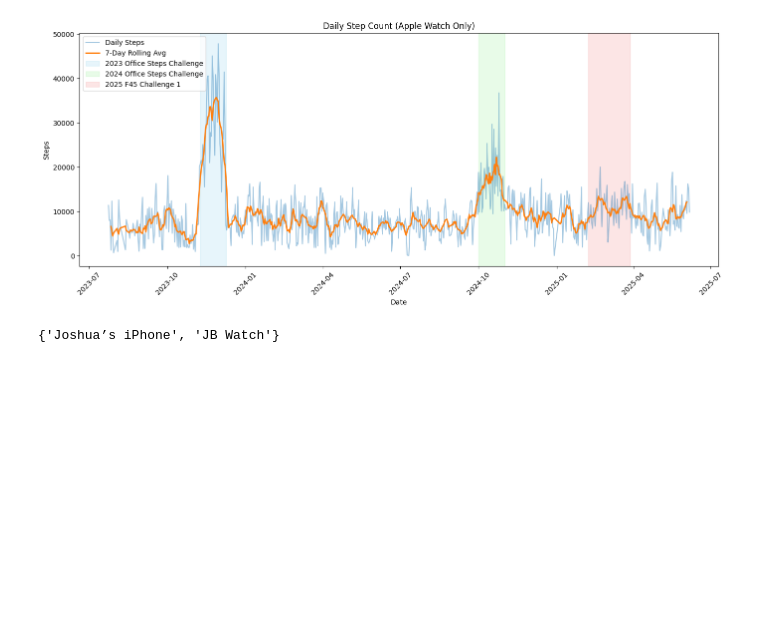
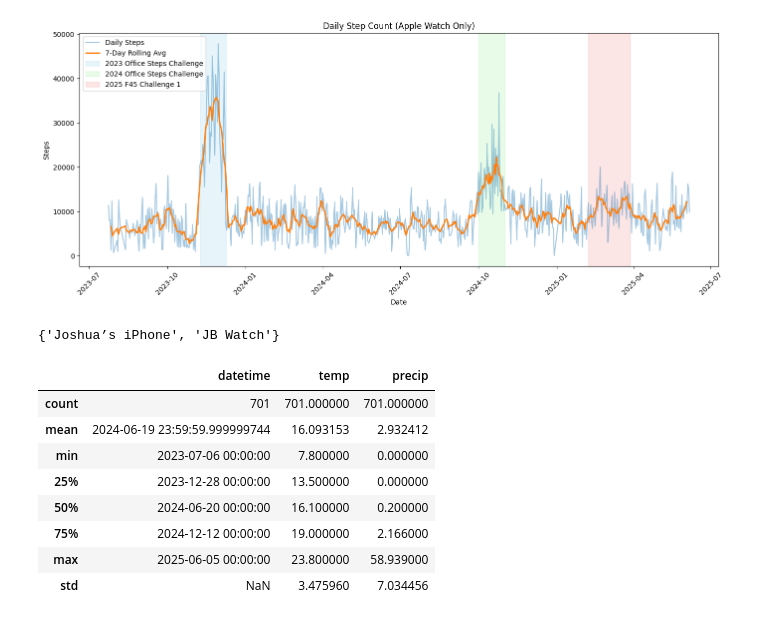
Before and after one commit to joshuawb/health-data, a Jupyter notebook: apple_health_export/health-load.ipynb, the cells around one changed output. Saved outputs shown, nothing was run; the diff lists cells and outputs as text; code cells hidden in the pictures; blank space fills up the shorter version.

```diff
--- a/apple_health_export/health-load.ipynb
+++ b/apple_health_export/health-load.ipynb
@@ -107,3 +107,25 @@ print(source_names)
 ## Needed to add condition that step count comes from watch only otherwise it is inflated by the phone records.
 # %% [output]
 {'Joshua’s iPhone', 'JB Watch'}
+# %%
+## I would like to explore the association between weather and my steps count.
+## For ease of analysis, I will assume I was in Auckland for the whole period although there were times where I wasn't.
+
+## For this I will need Auckland weather data.
+weather = pd.read_csv('auckland-weather-700.csv')
+weather['datetime'] = pd.to_datetime(weather['datetime'])
+
+# Optional cleanup
+weather = weather[['datetime', 'temp', 'precip']]  # adapt to your column names
+
+weather.describe()
+# %% [output]
+|  | datetime | temp | precip |
+| count | 701 | 701.000000 | 701.000000 |
+| mean | 2024-06-19 23:59:59.999999744 | 16.093153 | 2.932412 |
+| min | 2023-07-06 00:00:00 | 7.800000 | 0.000000 |
+| 25% | 2023-12-28 00:00:00 | 13.500000 | 0.000000 |
+| 50% | 2024-06-20 00:00:00 | 16.100000 | 0.200000 |
+| 75% | 2024-12-12 00:00:00 | 19.000000 | 2.166000 |
+| max | 2025-06-05 00:00:00 | 23.800000 | 58.939000 |
+| std | NaN | 3.475960 | 7.034456 |
```
Also changed, not shown: parts of 7 cells of this notebook.
